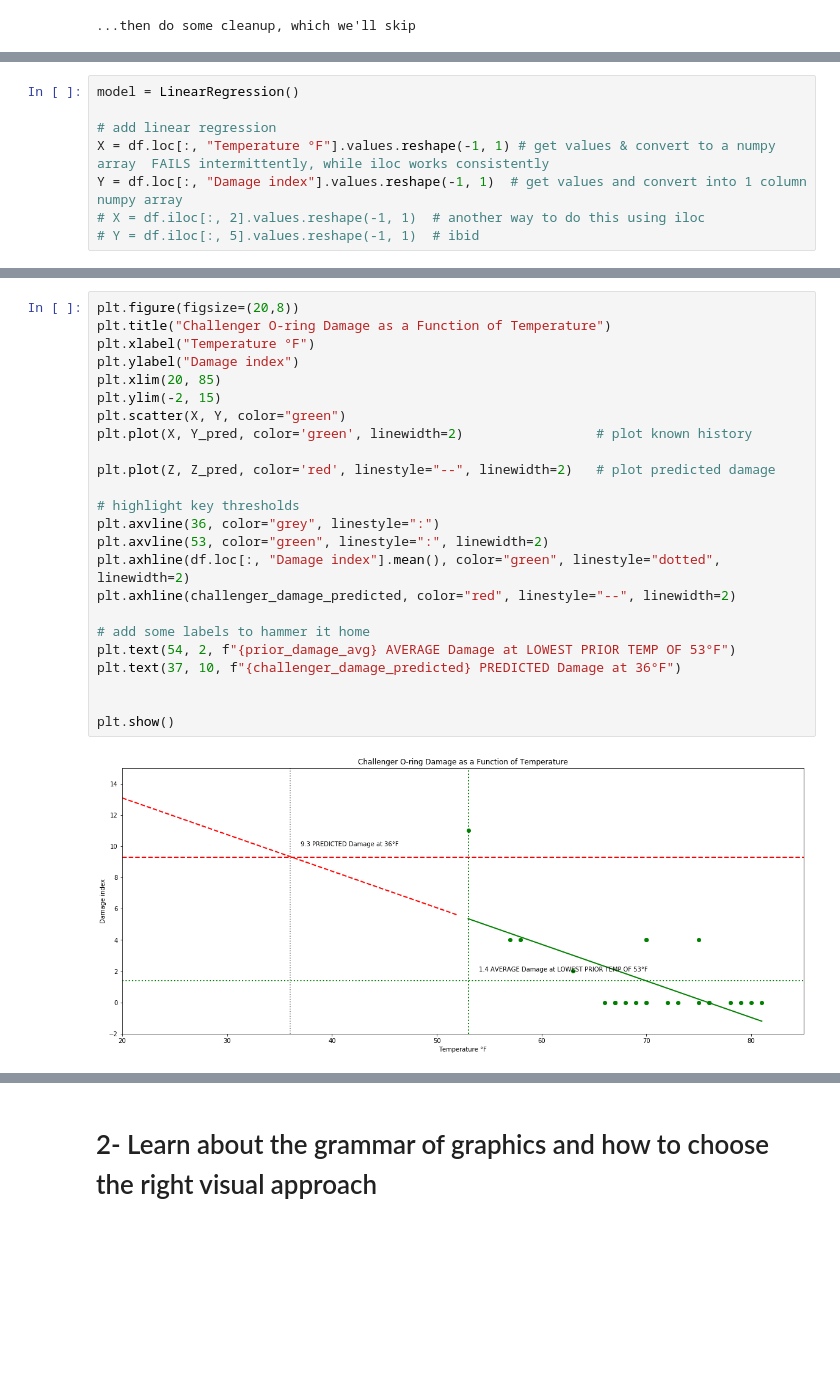
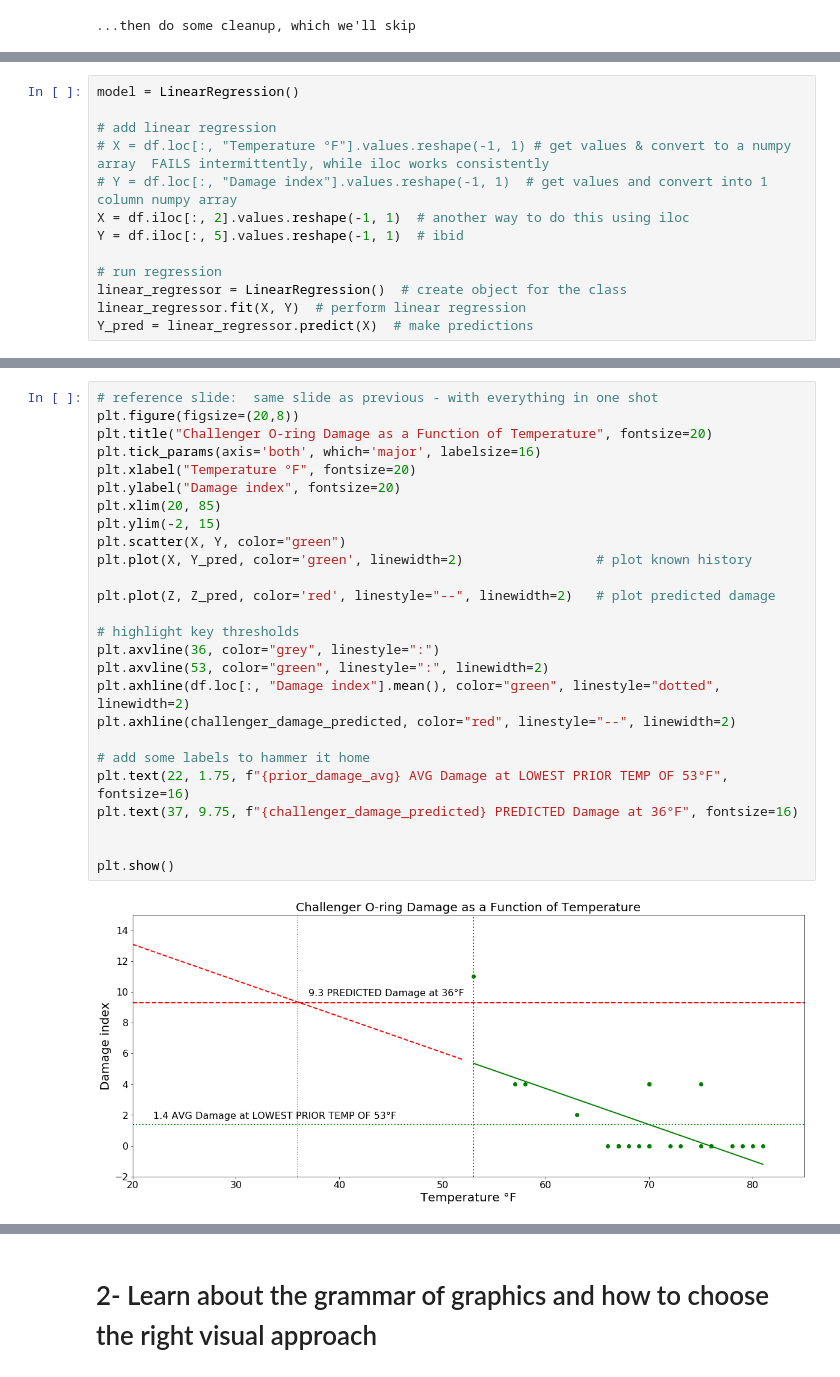
Before and after one commit to surfaceowl-ai/python_visualizations, a Jupyter notebook: notebooks/00_effective_visualizations.ipynb, the cells around one changed output, grey strips where cells are left out. Cells and saved outputs as stored; diff of their text form; blank space fills up the shorter version.

```diff
--- a/notebooks/00_effective_visualizations.ipynb
+++ b/notebooks/00_effective_visualizations.ipynb
@@ -279,7 +268,12 @@ df.head(10)
 model = LinearRegression()
 
 # add linear regression
-X = df.loc[:, "Temperature °F"].values.reshape(-1, 1) # get values & convert to a numpy array  FAILS intermittently, while iloc works consistently
-Y = df.loc[:, "Damage index"].values.reshape(-1, 1)  # get values and convert into 1 column numpy array
-# X = df.iloc[:, 2].values.reshape(-1, 1)  # another way to do this using iloc
-# Y = df.iloc[:, 5].values.reshape(-1, 1)  # ibid
+# X = df.loc[:, "Temperature °F"].values.reshape(-1, 1) # get values & convert to a numpy array  FAILS intermittently, while iloc works consistently
+# Y = df.loc[:, "Damage index"].values.reshape(-1, 1)  # get values and convert into 1 column numpy array
+X = df.iloc[:, 2].values.reshape(-1, 1)  # another way to do this using iloc
+Y = df.iloc[:, 5].values.reshape(-1, 1)  # ibid
+
+# run regression
+linear_regressor = LinearRegression()  # create object for the class
+linear_regressor.fit(X, Y)  # perform linear regression
+Y_pred = linear_regressor.predict(X)  # make predictions
@@ -364,26 +356,28 @@ plt.show()
 # %%
+# reference slide:  same slide as previous - with everything in one shot
 plt.figure(figsize=(20,8))
-plt.title("Challenger O-ring Damage as a Function of Temperature")
-plt.xlabel("Temperature °F")
-plt.ylabel("Damage index")
+plt.title("Challenger O-ring Damage as a Function of Temperature", fontsize=20)
+plt.tick_params(axis='both', which='major', labelsize=16)
+plt.xlabel("Temperature °F", fontsize=20)
+plt.ylabel("Damage index", fontsize=20)
 plt.xlim(20, 85)
 plt.ylim(-2, 15)
 plt.scatter(X, Y, color="green")
 plt.plot(X, Y_pred, color='green', linewidth=2)                 # plot known history
 
 plt.plot(Z, Z_pred, color='red', linestyle="--", linewidth=2)   # plot predicted damage
 
 # highlight key thresholds
 plt.axvline(36, color="grey", linestyle=":")
 plt.axvline(53, color="green", linestyle=":", linewidth=2)
 plt.axhline(df.loc[:, "Damage index"].mean(), color="green", linestyle="dotted", linewidth=2)
 plt.axhline(challenger_damage_predicted, color="red", linestyle="--", linewidth=2)
 
 # add some labels to hammer it home
-plt.text(54, 2, f"{prior_damage_avg} AVERAGE Damage at LOWEST PRIOR TEMP OF 53°F")
-plt.text(37, 10, f"{challenger_damage_predicted} PREDICTED Damage at 36°F")
+plt.text(22, 1.75, f"{prior_damage_avg} AVG Damage at LOWEST PRIOR TEMP OF 53°F", fontsize=16)
+plt.text(37, 9.75, f"{challenger_damage_predicted} PREDICTED Damage at 36°F", fontsize=16)
 
 
 plt.show()
 # %% [output]
-[figure, old version]
+[figure, new version]
```
Also changed, not shown: parts of 29 cells of this notebook, 18 other files.
